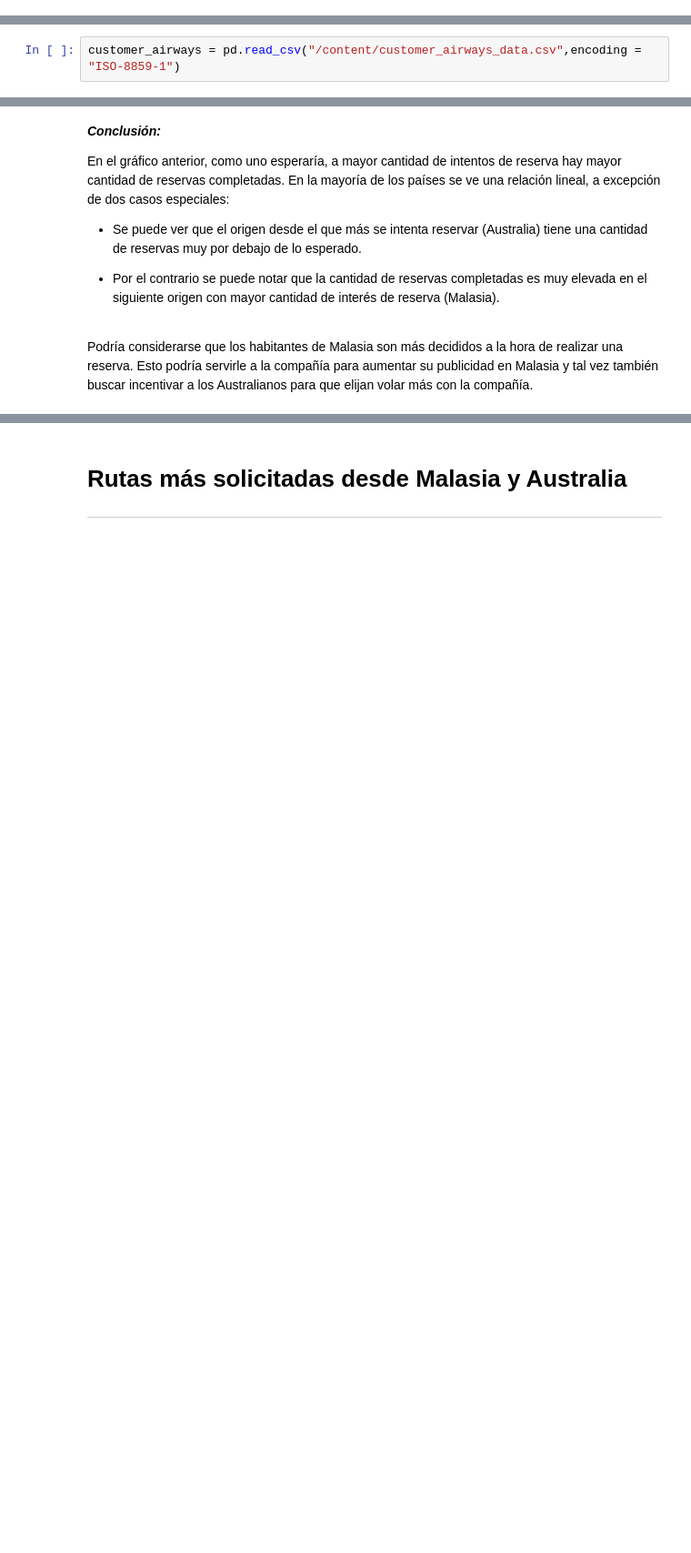
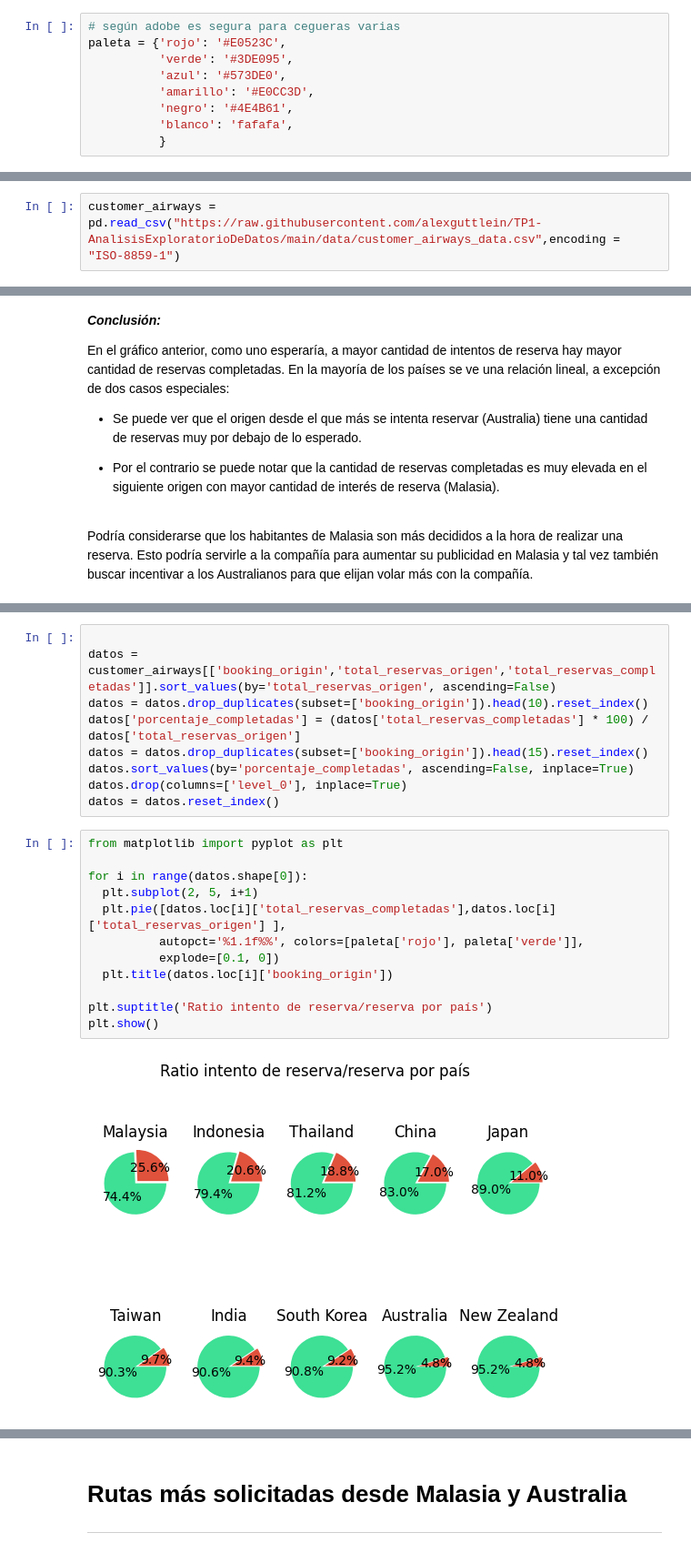
Before and after one commit to alexguttlein/TP1-AnalisisExploratorioDeDatos, a Jupyter notebook: TP1_Análisis_Exploratorio_de_Datos.ipynb, the cells around one changed output, grey strips where cells are left out. Shown at 91% size. Drawn from its saved outputs; the diff is of its cells as text; blank space fills up the shorter version.

Commit message:
Adds some possible plots

```diff
--- a/TP1_Análisis_Exploratorio_de_Datos.ipynb
+++ b/TP1_Análisis_Exploratorio_de_Datos.ipynb
@@ -5,4 +5,13 @@ import pandas as pd
 import numpy as np
 import matplotlib.pyplot as plt
 import seaborn as sns
+# %%
+# según adobe es segura para cegueras varias
+paleta = {'rojo': '#E0523C',
+          'verde': '#3DE095',
+          'azul': '#573DE0',
+          'amarillo': '#E0CC3D',
+          'negro': '#4E4B61',
+          'blanco': 'fafafa',
+          }
 # %%
@@ -10,5 +19,5 @@ cleaned_reviews = pd.read_csv("/content/cleaned-reviews.csv",parse_dates=['date'
 # %%
-customer_airways = pd.read_csv("/content/customer_airways_data.csv",encoding = "ISO-8859-1")
+customer_airways = pd.read_csv("https://raw.githubusercontent.com/alexguttlein/TP1-AnalisisExploratorioDeDatos/main/data/customer_airways_data.csv",encoding = "ISO-8859-1")
 # %%
 cleaned_reviews.head()
 # %% [output]
@@ -261,0 +258,23 @@ En el gráfico anterior, como uno esperaría, a mayor cantidad de intentos de re
+# %%
+
+datos = customer_airways[['booking_origin','total_reservas_origen','total_reservas_completadas']].sort_values(by='total_reservas_origen', ascending=False)
+datos = datos.drop_duplicates(subset=['booking_origin']).head(10).reset_index()
+datos['porcentaje_completadas'] = (datos['total_reservas_completadas'] * 100) / datos['total_reservas_origen']
+datos = datos.drop_duplicates(subset=['booking_origin']).head(15).reset_index()
+datos.sort_values(by='porcentaje_completadas', ascending=False, inplace=True)
+datos.drop(columns=['level_0'], inplace=True)
+datos = datos.reset_index()
+# %%
+from matplotlib import pyplot as plt
+
+for i in range(datos.shape[0]):
+  plt.subplot(2, 5, i+1)
+  plt.pie([datos.loc[i]['total_reservas_completadas'],datos.loc[i]['total_reservas_origen'] ],
+          autopct='%1.1f%%', colors=[paleta['rojo'], paleta['verde']],
+          explode=[0.1, 0])
+  plt.title(datos.loc[i]['booking_origin'])
+
+plt.suptitle('Ratio intento de reserva/reserva por país')
+plt.show()
+# %% [output]
+[figure, added]
```
Also changed, not shown: parts of 7 cells of this notebook.
